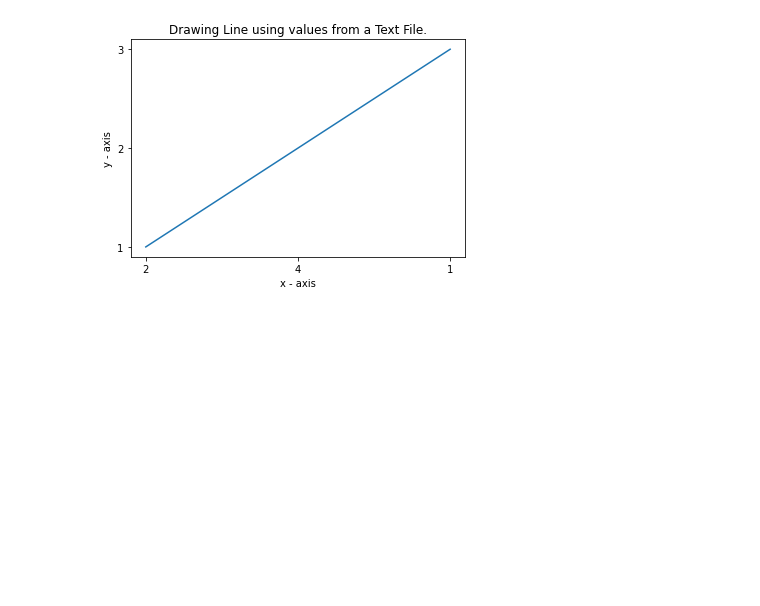
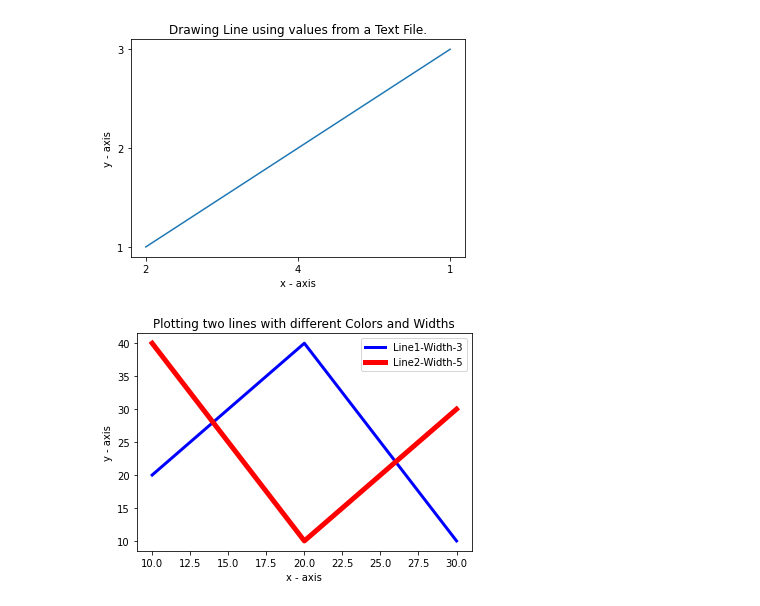
Before and after one commit to Safdar-Nazir/Machine-Learning-DIP, a Jupyter notebook: DIP_Lab_2.ipynb, the cells around one changed output. Drawn from its saved outputs; the diff is of its cells as text; code cells hidden in the pictures; blank space fills up the shorter version.

```diff
--- a/DIP_Lab_2.ipynb
+++ b/DIP_Lab_2.ipynb
@@ -29,3 +29,18 @@ plt.title('Drawing Line using values from a Text File.')
 plt.show()
 # %% [output]
 [figure]
+# %%
+import matplotlib.pyplot as plt
+x1 = [10,20,30]
+y1 = [20,40,10]
+x2 = [10,20,30]
+y2 = [40,10,30]
+plt.xlabel('x - axis')
+plt.ylabel('y - axis')
+plt.title('Plotting two lines with different Colors and Widths')
+plt.plot(x1,y1, color='blue', linewidth = 3,  label = 'Line1-Width-3')
+plt.plot(x2,y2, color='red', linewidth = 5,  label = 'Line2-Width-5')
+plt.legend()
+plt.show()
+# %% [output]
+[figure, added]
```
